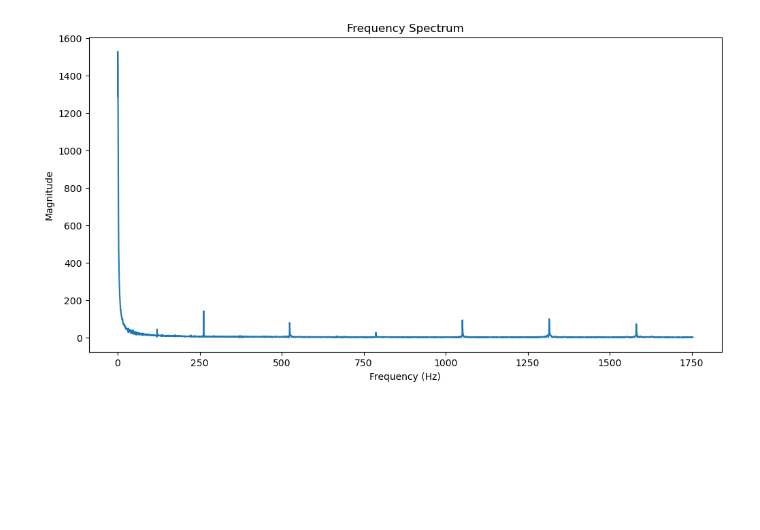
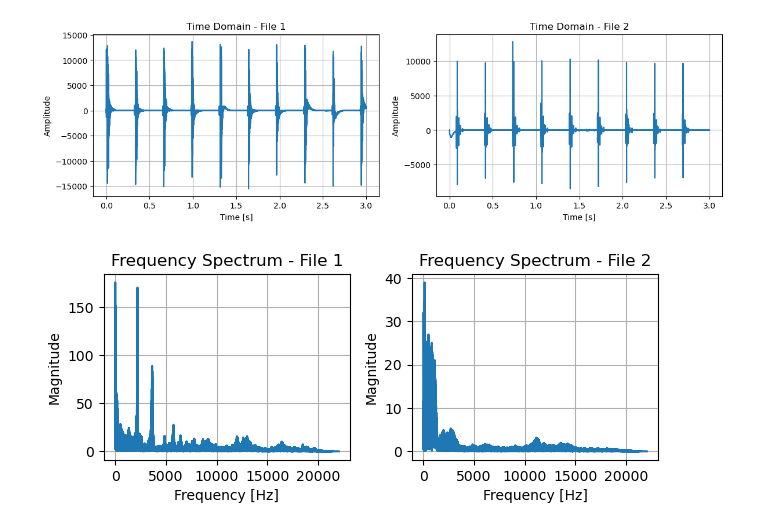
Before and after one commit to Qwertilog/coconutz, a Jupyter notebook: FFTtest.ipynb, the cells around one changed output. Drawn from its saved outputs; the diff is of its cells as text; code cells hidden in the pictures; blank space fills up the shorter version.

```diff
--- a/FFTtest.ipynb
+++ b/FFTtest.ipynb
@@ -13,14 +13,58 @@ ipd.Audio(y, rate=sr)
+# %%
+# --- Step 2: Convert to mono if stereo ---
+if y1.ndim > 1:
+    y1 = y1.mean(axis=1)
+if y2.ndim > 1:
+    y2 = y2.mean(axis=1)
 # %%
-signal, sr = librosa.load(audio_path, sr=None)
-fft = sp.fft.fft(signal)
-magnitude = np.abs(fft)
-frequency = np.linspace(0, sr, len(magnitude))
+# --- Step 3: FFT calculation ---
+def compute_fft(y, Fs):
+    N = len(y)
+    t = np.arange(N)/Fs
+    Y = np.fft.fft(y)
+    f = np.fft.fftfreq(N, d=1/Fs)
+    P2 = np.abs(Y/N)
+    P1 = P2[:N//2]*2
+    f1 = f[:N//2]
+    return t, y, f1, P1
+
+t1, y1, f1, P1 = compute_fft(y1, Fs1)
+t2, y2, f2, P2 = compute_fft(y2, Fs2)
 # %%
-plt.figure(figsize=(12, 6))
-plt.plot(frequency[:5000], magnitude[:5000])
-plt.title('Frequency Spectrum')
-plt.xlabel('Frequency (Hz)')
-plt.ylabel('Magnitude')
-plt.show()
+# --- Step 4: Plot time-domain signals ---
+plt.figure(figsize=(14,8))
+plt.subplot(2,2,1)
+plt.plot(t1, y1)
+plt.title('Time Domain - File 1')
+plt.xlabel('Time [s]')
+plt.ylabel('Amplitude')
+plt.grid(True)
+
+plt.subplot(2,2,2)
+plt.plot(t2, y2)
+plt.title('Time Domain - File 2')
+plt.xlabel('Time [s]')
+plt.ylabel('Amplitude')
+plt.grid(True)
 # %% [output]
-[figure, old version]
+[figure, new version]
+# %%
+# --- Step 5: Plot frequency spectra ---
+plt.subplot(2,2,3)
+plt.plot(f1, P1)
+plt.title('Frequency Spectrum - File 1')
+plt.xlabel('Frequency [Hz]')
+plt.ylabel('Magnitude')
+plt.grid(True)
+
+plt.subplot(2,2,4)
+plt.plot(f2, P2)
+plt.title('Frequency Spectrum - File 2')
+plt.xlabel('Frequency [Hz]')
+plt.ylabel('Magnitude')
+plt.grid(True)
+
+plt.tight_layout()
+plt.show()
+# %% [output]
+[figure, added]
```
Also changed, not shown: parts of 4 cells of this notebook, 2 other files.
